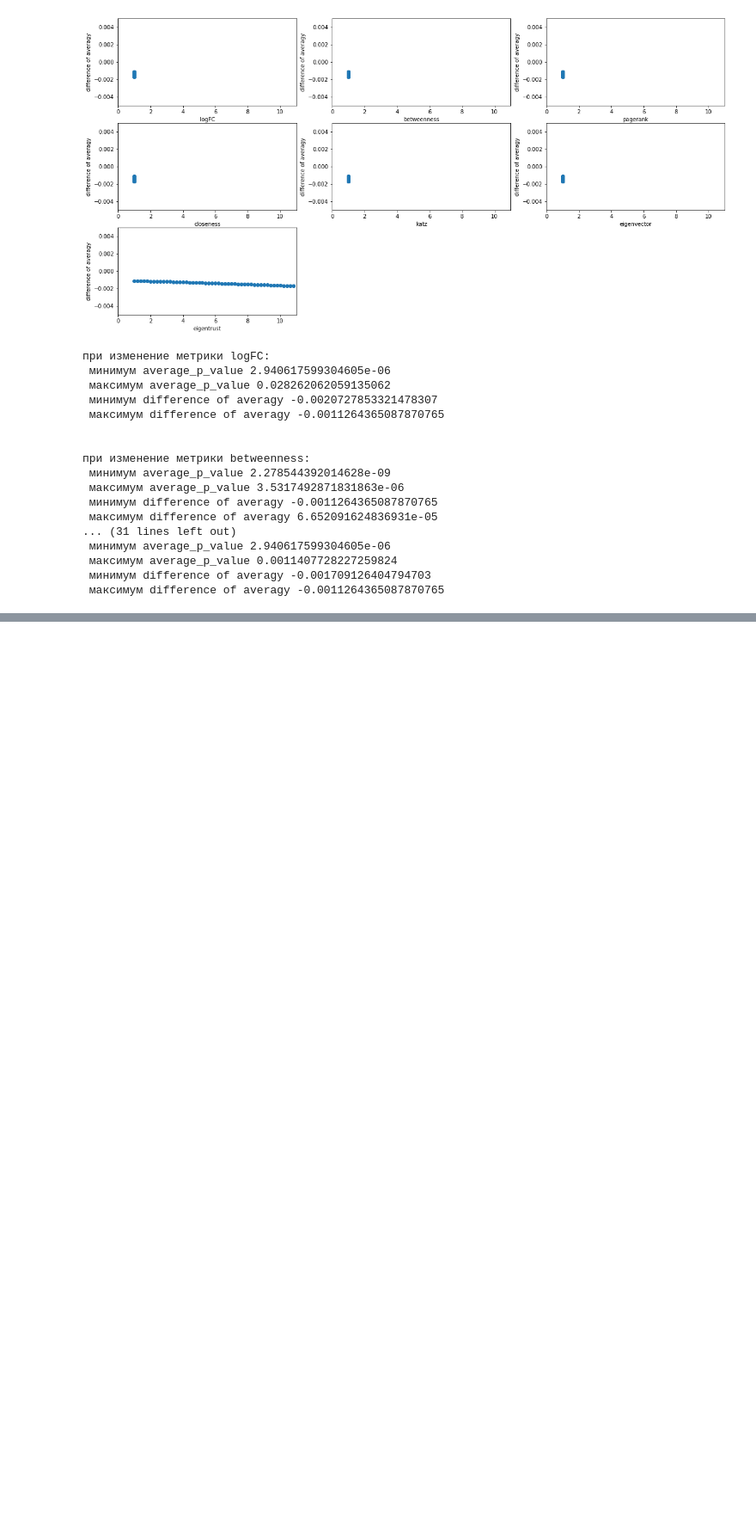
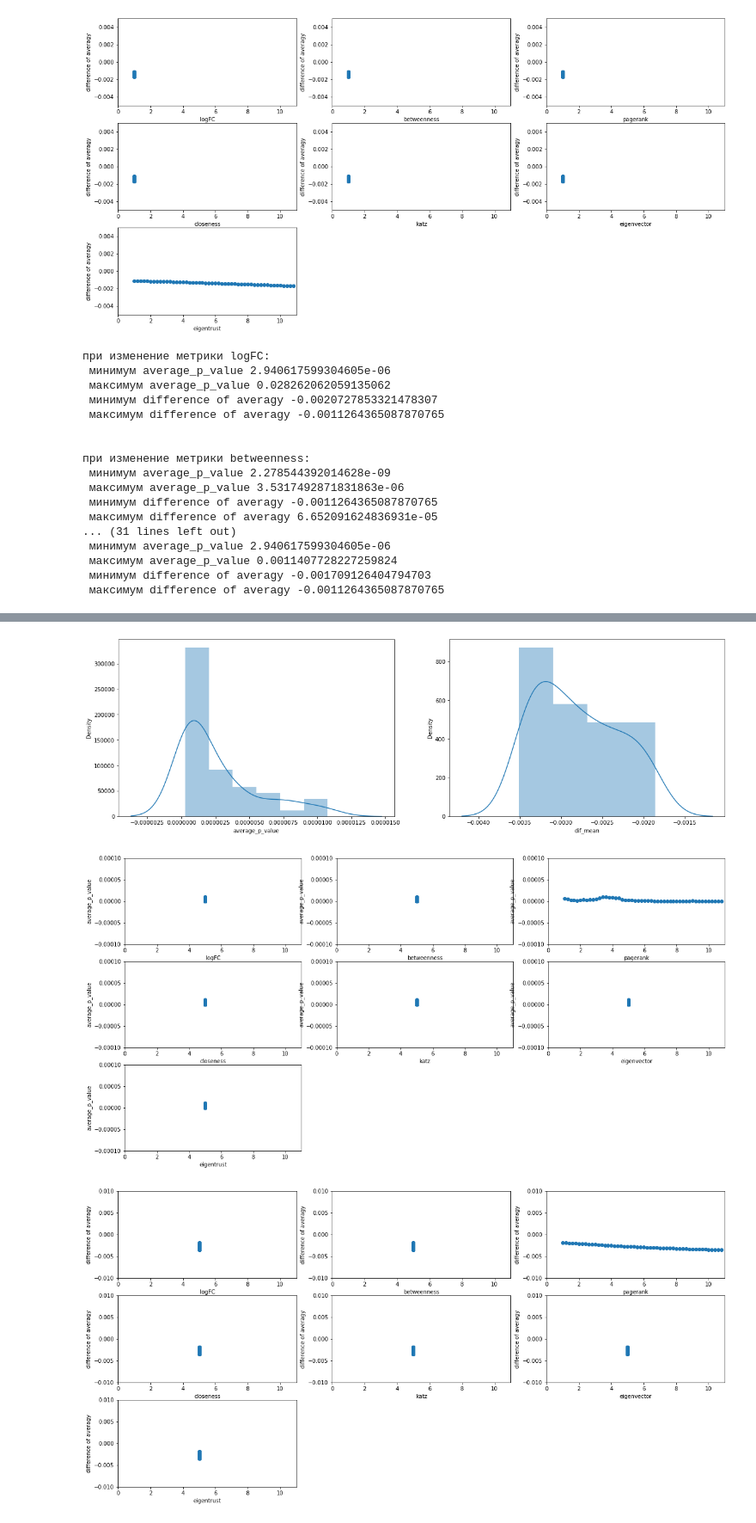
Before and after one commit to ziganshina-dinara/synergy_project, a Jupyter notebook: DATA/Fibroblasts_Induced_Neurons/viewing_validation_results.ipynb, the cells around one changed output, grey strips where cells are left out. Shown at 86% size. Drawn from its saved outputs; the diff is of its cells as text; code cells hidden in the pictures; blank space fills up the shorter version.

```diff
--- a/DATA/Fibroblasts_Induced_Neurons/viewing_validation_results.ipynb
+++ b/DATA/Fibroblasts_Induced_Neurons/viewing_validation_results.ipynb
@@ -249,0 +287,6 @@ for metric in list_metric:
+# %%
+view_results(df_search_parameters_Fibroblasts_Induced_Neurons, '6_constant_factors_1_variable_pagerankall_5', 0.01, 0.0001)
+# %% [output]
+[figure, added]
+[figure, added]
+[figure, added]
```
Also changed, not shown: parts of 6 cells of this notebook.
